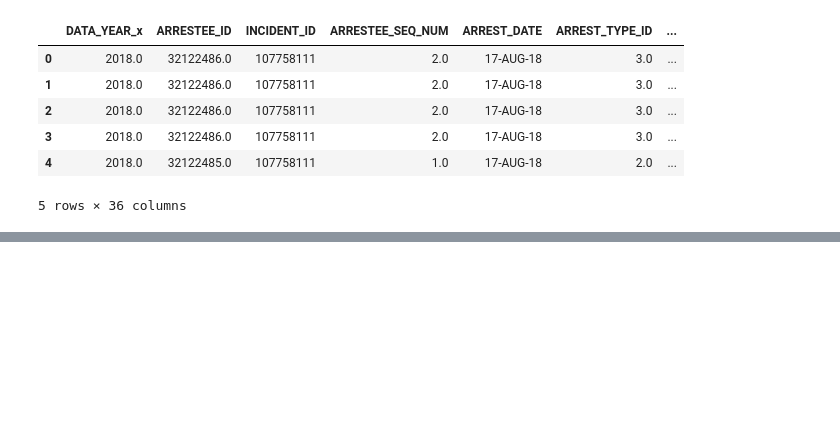
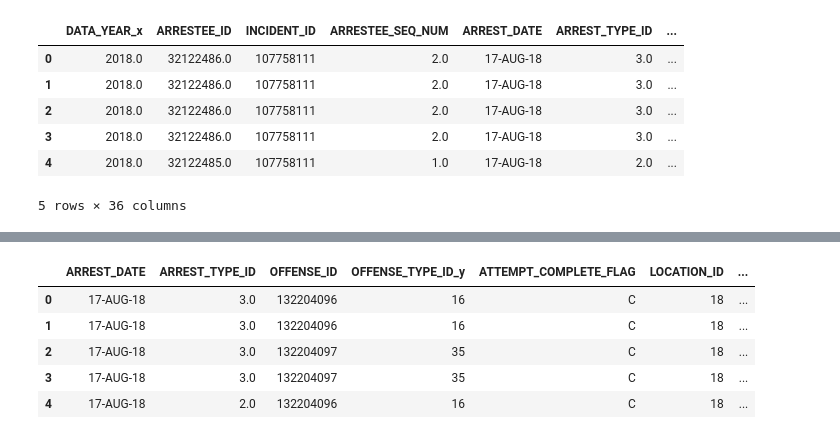
Before and after one commit to KDR9577/2018, a Jupyter notebook: TN2018_Reduced.ipynb, the cells around one changed output, grey strips where cells are left out. Cells and saved outputs as stored; diff of their text form; code cells hidden in the pictures; blank space fills up the shorter version.

Commit message:
cleaning columns

```diff
--- a/TN2018_Reduced.ipynb
+++ b/TN2018_Reduced.ipynb
@@ -116,0 +80,18 @@ Incident_ID_4.head()
+# %%
+# Remove unnecessary columns
+Incident_ID_4 = Incident_ID_3.drop(["DATA_YEAR_x", "ARRESTEE_ID", "OFFENSE_TYPE_ID_x",
+                                    "AGE_ID_x", "AGE_NUM_x", "SEX_CODE_x", "ETHNICITY_ID_x",
+                                    "INCIDENT_ID", "ARRESTEE_SEQ_NUM","MULTIPLE_INDICATOR",
+                                    "RACE_ID_x", "RESIDENT_CODE", "UNDER_18_DISPOSITION_CODE",
+                                    "CLEARANCE_IND", "AGE_RANGE_LOW_NUM_x", "AGE_RANGE_HIGH_NUM_x",
+                                    "DATA_YEAR_y", "NUM_PREMISES_ENTERED", "METHOD_ENTRY_CODE",
+                                    "OFFENDER_SEQ_NUM", "AGE_RANGE_LOW_NUM_y", "AGE_RANGE_HIGH_NUM_y"],
+    axis = 1)
+Incident_ID_4.head()
+# %% [output]
+|  | ARREST_DATE | ARREST_TYPE_ID | OFFENSE_ID | OFFENSE_TYPE_ID_y | ATTEMPT_COMPLETE_FLAG | LOCATION_ID | ... |
+| 0 | 17-AUG-18 | 3.0 | 132204096 | 16 | C | 18 | ... |
+| 1 | 17-AUG-18 | 3.0 | 132204096 | 16 | C | 18 | ... |
+| 2 | 17-AUG-18 | 3.0 | 132204097 | 35 | C | 18 | ... |
+| 3 | 17-AUG-18 | 3.0 | 132204097 | 35 | C | 18 | ... |
+| 4 | 17-AUG-18 | 2.0 | 132204096 | 16 | C | 18 | ... |
```
Also changed, not shown: parts of 12 cells of this notebook, 1 other file.
